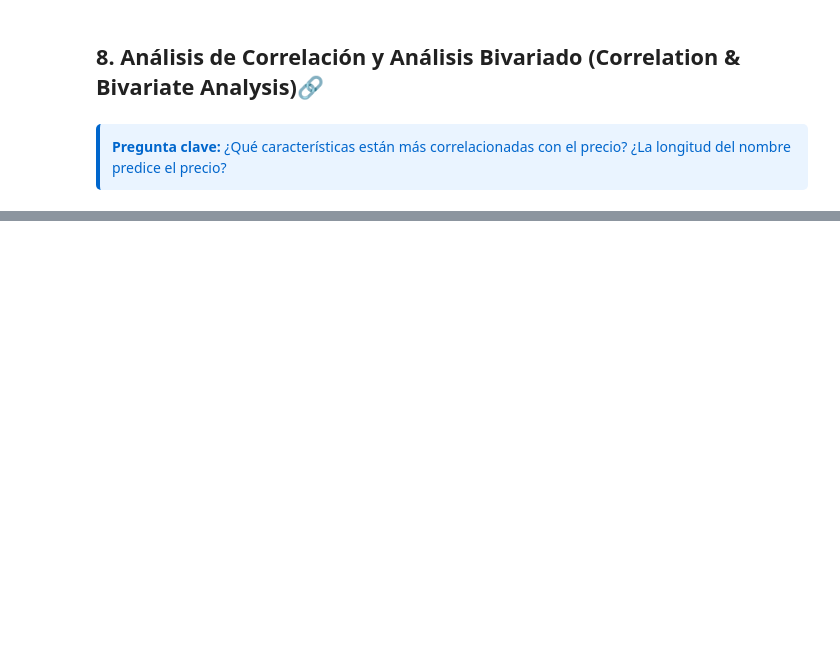
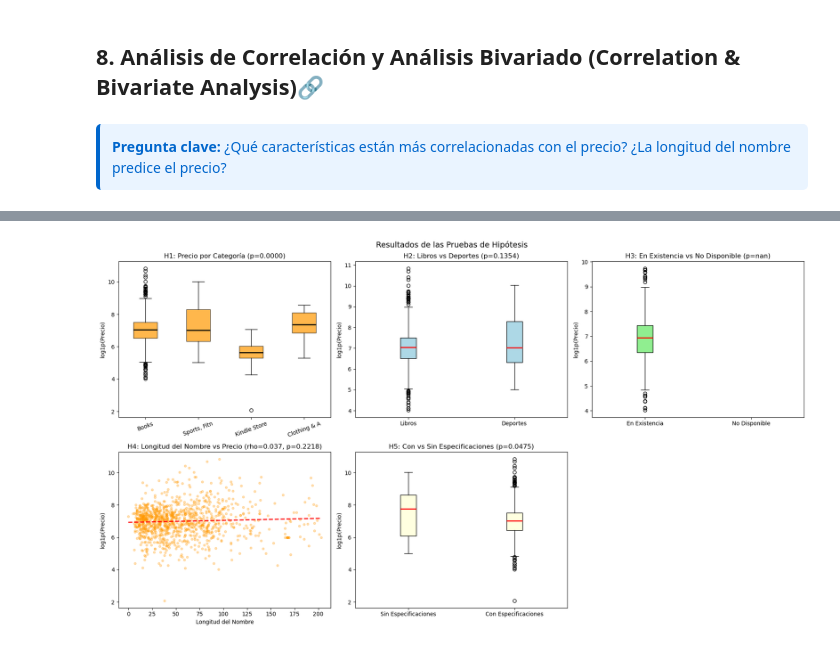
Before and after one commit to Andrea030405/9AIEVND-ADND-Practicas-230379, a Jupyter notebook: Practica04/Practica04.ipynb, the cells around one changed output, grey strips where cells are left out. Drawn from its saved outputs; the diff is of its cells as text; code cells hidden in the pictures; blank space fills up the shorter version.

```diff
--- a/Practica04/Practica04.ipynb
+++ b/Practica04/Practica04.ipynb
@@ -1191,0 +1217,79 @@ plt.show()
+# %%
+# Visualizar resultados de las pruebas de hipótesis
+fig, axes = plt.subplots(2, 3, figsize=(18, 10))
+
+# H1
+axes[0,0].boxplot(
+    [np.log1p(g) for g in cat_groups_kw],
+    labels=[l[:12] for l in cat_labels_kw],
+    patch_artist=True,
+    boxprops=dict(facecolor='#FF9900', alpha=0.7),
+    medianprops=dict(color='black', lw=2)
+)
+axes[0,0].set_title(f'H1: Precio por Categoría (p={p1:.4f})')
+axes[0,0].set_ylabel('log1p(Precio)')
+axes[0,0].tick_params(axis='x', rotation=20)
+
+# H2
+axes[0,1].boxplot(
+    [np.log1p(df_priced[df_priced['is_book']==1]['price_clean']),
+     np.log1p(df_priced[df_priced['is_sports']==1]['price_clean'])],
+    labels=['Libros', 'Deportes'],
+    patch_artist=True,
+    boxprops=dict(facecolor='lightblue'),
+    medianprops=dict(color='red', lw=2)
+)
+axes[0,1].set_title(f'H2: Libros vs Deportes (p={p2:.4f})')
+axes[0,1].set_ylabel('log1p(Precio)')
+
+# H3
+axes[0,2].boxplot(
+    [np.log1p(df_priced[df_priced['is_instock']==1]['price_clean']),
+     np.log1p(df_priced[df_priced['is_unavailable']==1]['price_clean'])],
+    labels=['En Existencia', 'No Disponible'],
+    patch_artist=True,
+    boxprops=dict(facecolor='lightgreen'),
+    medianprops=dict(color='red', lw=2)
+)
+axes[0,2].set_title(f'H3: En Existencia vs No Disponible (p={p3:.4f})')
+axes[0,2].set_ylabel('log1p(Precio)')
+
+# H4
+axes[1,0].scatter(
+    df_priced['name_length'],
+    df_priced['log_price'],
+    alpha=0.3,
+    color='#FF9900',
+    s=15
+)
+
+m, b = np.polyfit(df_priced['name_length'], df_priced['log_price'], 1)
+x = np.linspace(0, df_priced['name_length'].max(), 100)
+
+axes[1,0].plot(x, m*x+b, 'r--', lw=2)
+axes[1,0].set_title(
+    f'H4: Longitud del Nombre vs Precio (rho={rho4:.3f}, p={p4:.4f})'
+)
+axes[1,0].set_xlabel('Longitud del Nombre')
+axes[1,0].set_ylabel('log1p(Precio)')
+
+# H5
+axes[1,1].boxplot(
+    [np.log1p(df_priced[df_priced['has_specs']==0]['price_clean']),
+     np.log1p(df_priced[df_priced['has_specs']==1]['price_clean'])],
+    labels=['Sin Especificaciones', 'Con Especificaciones'],
+    patch_artist=True,
+    boxprops=dict(facecolor='lightyellow'),
+    medianprops=dict(color='red', lw=2)
+)
+axes[1,1].set_title(f'H5: Con vs Sin Especificaciones (p={p5:.4f})')
+axes[1,1].set_ylabel('log1p(Precio)')
+
+# Ocultar el último gráfico vacío
+axes[1,2].set_visible(False)
+
+plt.suptitle('Resultados de las Pruebas de Hipótesis', fontsize=14)
+plt.tight_layout()
+plt.show()
+# %% [output]
+[figure, added]
```
Also changed, not shown: parts of 17 cells of this notebook, 1 other file.
